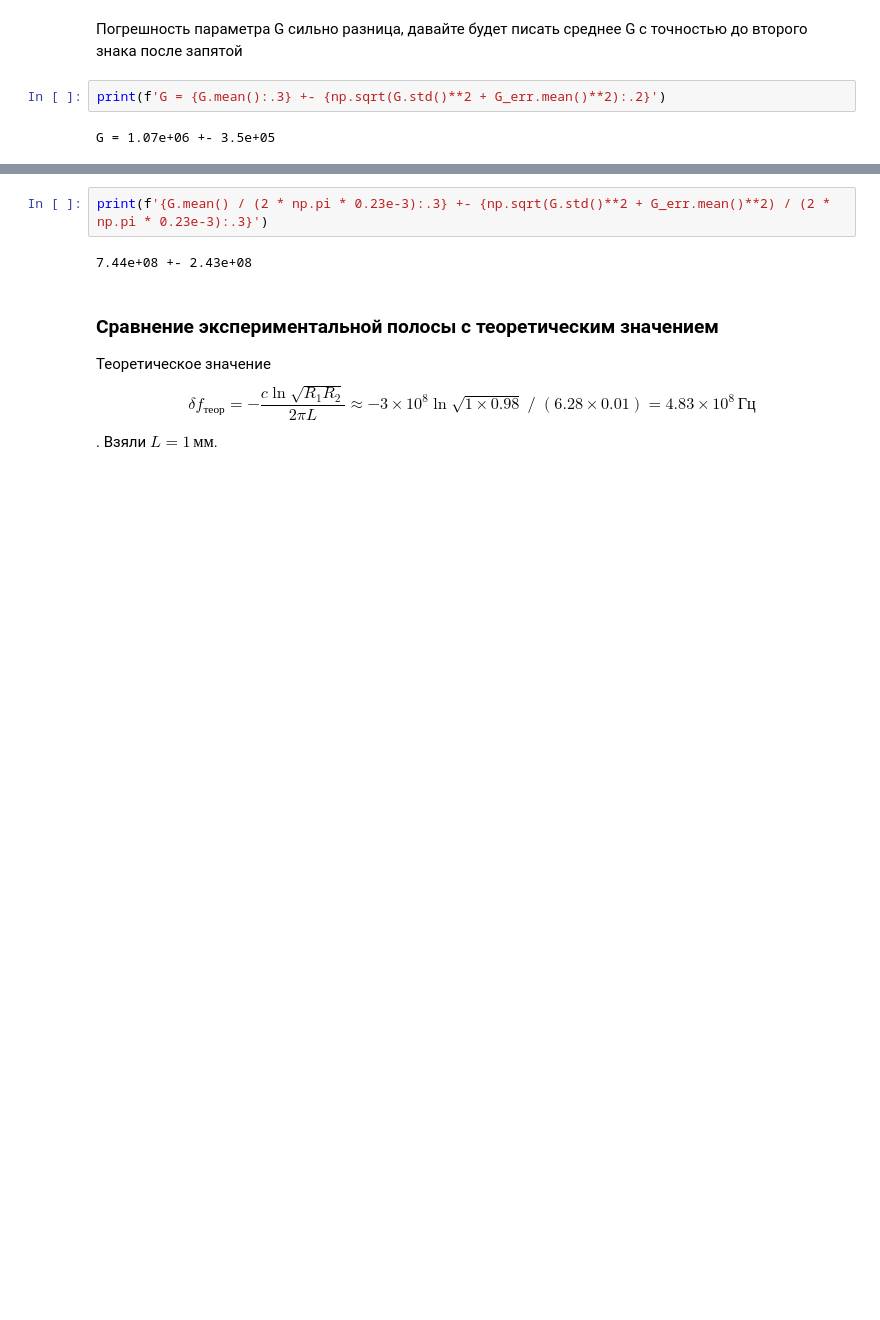
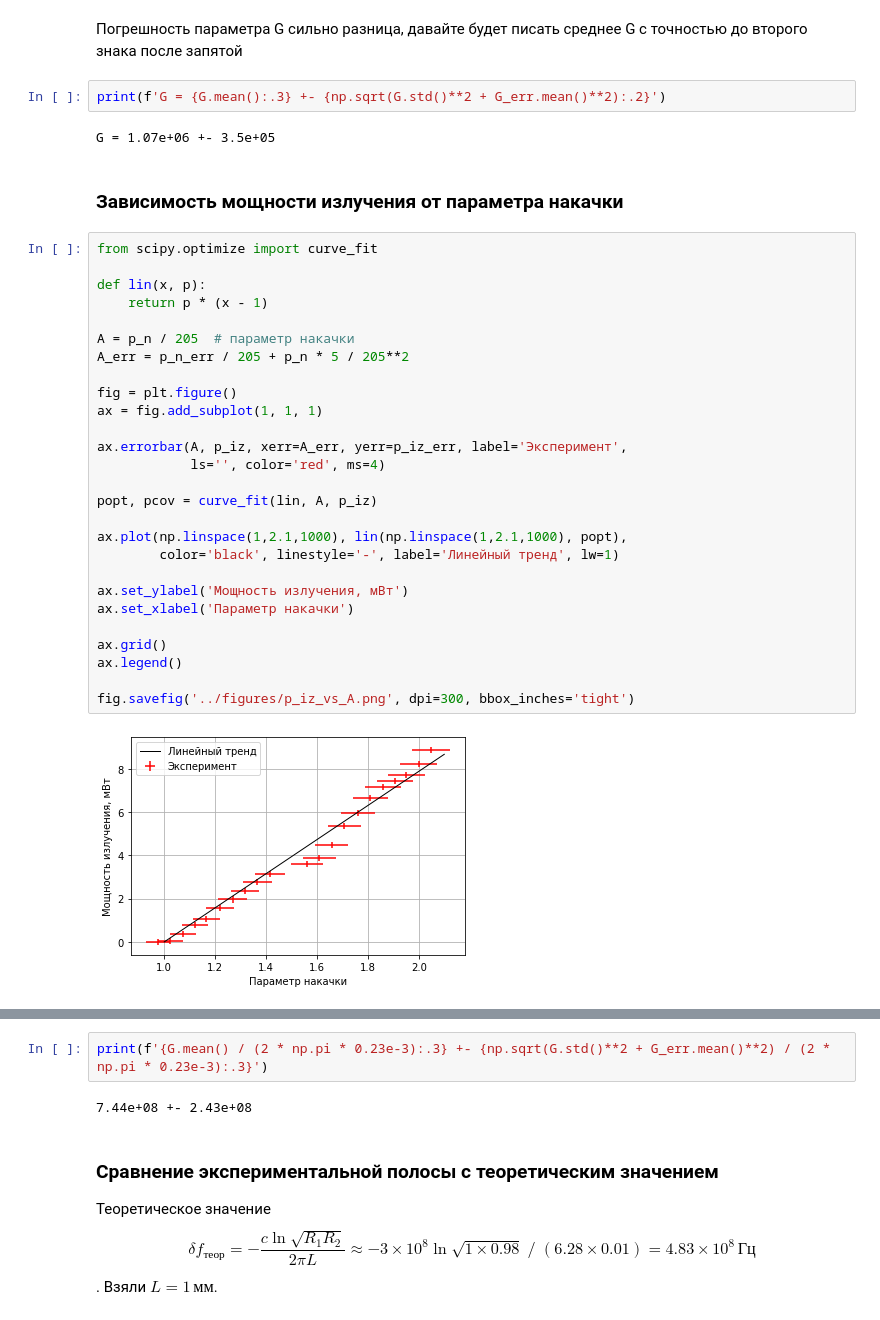
Before and after one commit to MrKozelberg/low_freq, a Jupyter notebook: scripts/script.ipynb, the cells around one changed output, grey strips where cells are left out. Drawn from its saved outputs; the diff is of its cells as text; blank space fills up the shorter version.

```diff
--- a/scripts/script.ipynb
+++ b/scripts/script.ipynb
@@ -140,3 +97,34 @@ fig.savefig('../figures/g_vs_a.png', dpi=300, bbox_inches='tight')
 print(f'G = {G.mean():.3} +- {np.sqrt(G.std()**2 + G_err.mean()**2):.2}')
 # %% [output]
 G = 1.07e+06 +- 3.5e+05
+# %% [markdown]
+### Зависимость мощности излучения от параметра накачки
+# %%
+from scipy.optimize import curve_fit
+
+def lin(x, p):
+    return p * (x - 1)
+
+A = p_n / 205  # параметр накачки
+A_err = p_n_err / 205 + p_n * 5 / 205**2
+
+fig = plt.figure()
+ax = fig.add_subplot(1, 1, 1)
+
+ax.errorbar(A, p_iz, xerr=A_err, yerr=p_iz_err, label='Эксперимент',
+            ls='', color='red', ms=4)
+
+popt, pcov = curve_fit(lin, A, p_iz)
+
+ax.plot(np.linspace(1,2.1,1000), lin(np.linspace(1,2.1,1000), popt),
+        color='black', linestyle='-', label='Линейный тренд', lw=1)
+
+ax.set_ylabel('Мощность излучения, мВт')
+ax.set_xlabel('Параметр накачки')
+
+ax.grid()
+ax.legend()
+
+fig.savefig('../figures/p_iz_vs_A.png', dpi=300, bbox_inches='tight')
+# %% [output]
+[figure, added]
```
Also changed, not shown: parts of 9 cells of this notebook, 7 other files.
